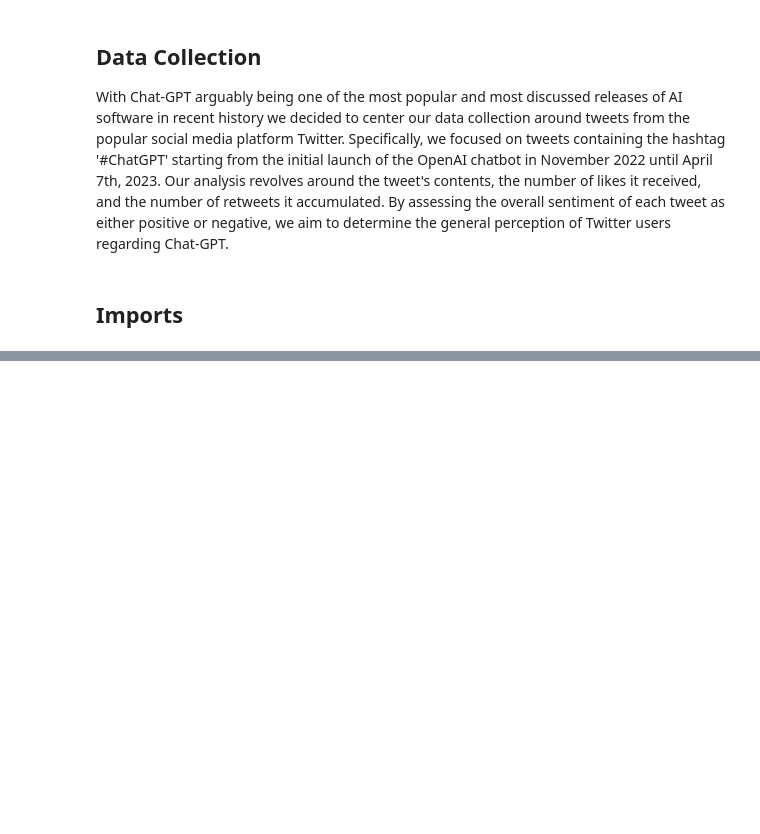
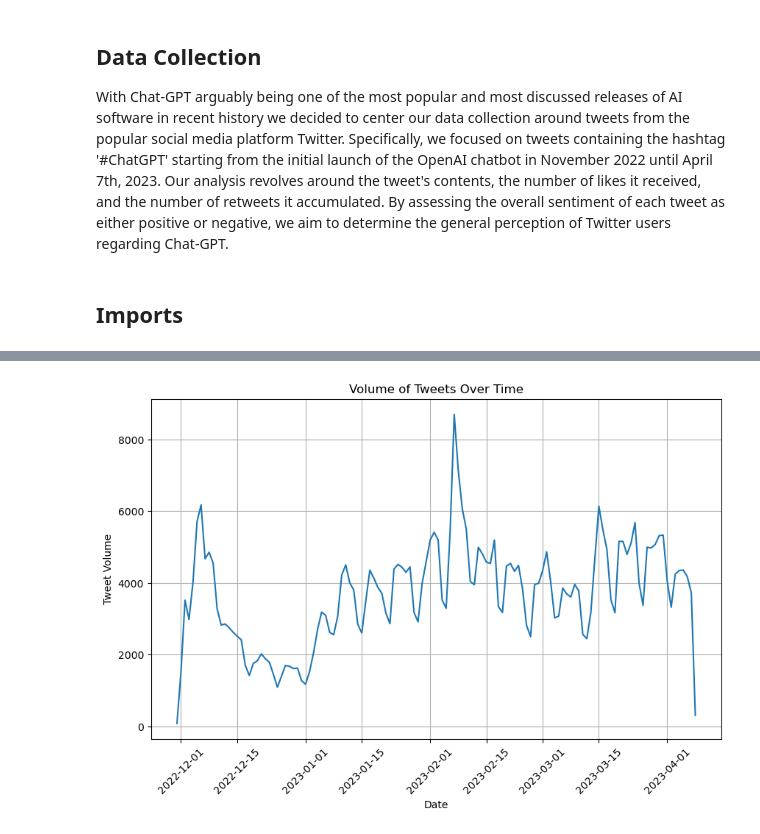
Before and after one commit to Jozue124/CMSC_320_Final_Tutorial, a Jupyter notebook: final_tutorial.ipynb, the cells around one changed output, grey strips where cells are left out. Saved outputs shown, nothing was run; the diff lists cells and outputs as text; code cells hidden in the pictures; blank space fills up the shorter version.

```diff
--- a/final_tutorial.ipynb
+++ b/final_tutorial.ipynb
@@ -23,13 +25,17 @@ import numpy as np
 from textblob import TextBlob as tb
 # %%
 #read tweets into dataframe
-df = pd.read_csv("archive/ChatGPT.csv",low_memory=False)
+df = pd.read_csv("ChatGPT.csv",low_memory=False)
+
+print("contains " + str(df.count()) + " records")
+
+#df.head()
 
 #remove unneccessary columns (subject to change)
-df.drop(columns=['Unnamed: 0', 'Location', 'Description'], axis=1, inplace=True)
+#df.drop(columns=['Unnamed: 0', 'Location', 'Description'], axis=1, inplace=True)
 # %%
 #remove time information from date column
-df['Date'] = df['Date'].astype(str)
 df['Date'] = df['Date'].str.extract(r'(\d{4}-\d{2}-\d{2})')
+df['Date'] = pd.to_datetime(df['Date'])
 
-df.head()
+#df.head()
@@ -43,3 +42,18 @@ df.head()
+# %%
+# Group by date and count the tweets
+tweets_by_date = df.groupby('Date')['Tweet'].count()
+
+# Create a line chart of the volume of tweets over time
+plt.figure(figsize=(10, 6))
+plt.plot(tweets_by_date.index, tweets_by_date)
+plt.xlabel("Date")
+plt.ylabel("Tweet Volume")
+plt.title("Volume of Tweets Over Time")
+plt.xticks(rotation=45)
+plt.grid()
+plt.show()
+# %% [output]
+[figure, added]
 # %%
 #create fucntion using textblob to gauge attitudes
 def get_attitudes(tweet):
```
Also changed, not shown: parts of 9 cells of this notebook.
